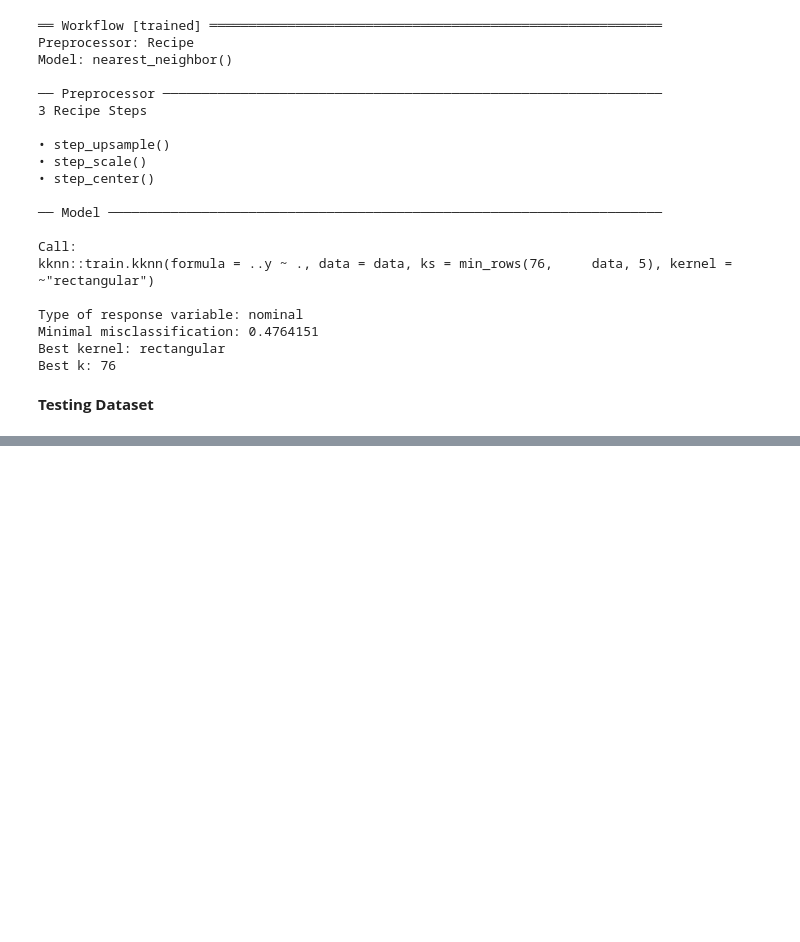
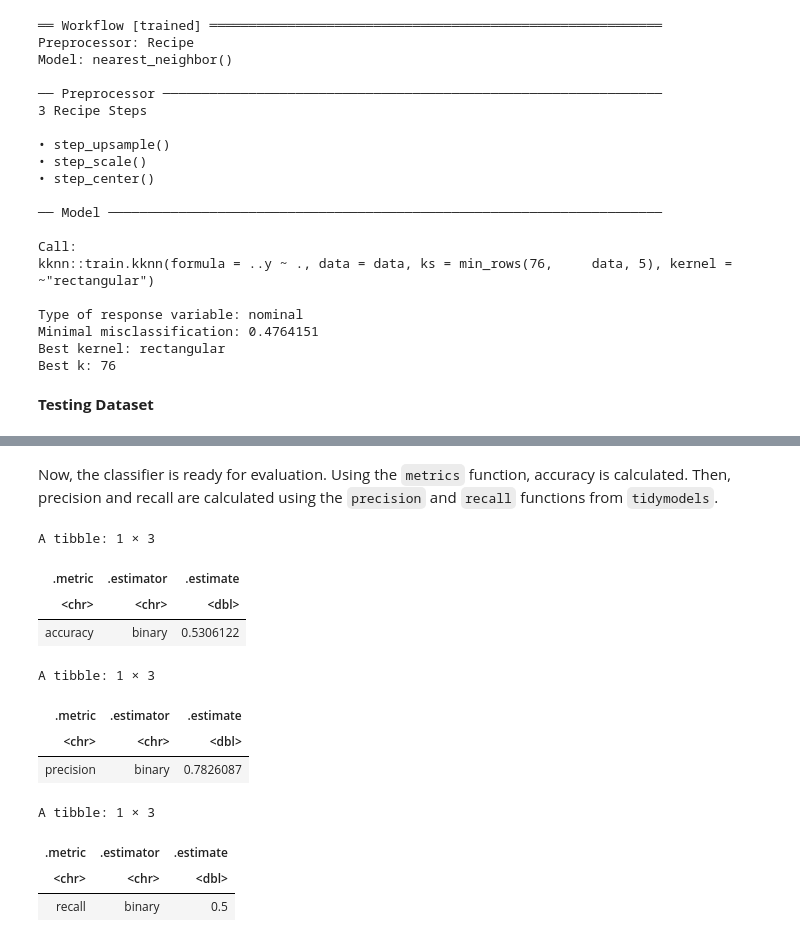
Before and after one commit to zzashleeyj/DSCI100-46-Group-Project, a Jupyter notebook: Final Project 46.ipynb, the cells around one changed output, grey strips where cells are left out. Saved outputs shown, nothing was run; the diff lists cells and outputs as text; code cells hidden in the pictures; blank space fills up the shorter version.

```diff
--- a/Final Project 46.ipynb
+++ b/Final Project 46.ipynb
@@ -411,0 +454,25 @@ Best k: 76
+# %% [markdown]
+Now, the classifier is ready for evaluation. Using the `metrics` function, accuracy is calculated. Then, precision and recall are calculated using the `precision` and `recall` functions from `tidymodels`.
+# %%
+subscribe_test_predictions |>
+  metrics(truth = subscribe, estimate = .pred_class) |>
+  filter(.metric == "accuracy")
+
+subscribe_test_predictions |>
+  precision(truth = subscribe, estimate = .pred_class, event_level = "second")
+
+subscribe_test_predictions |>
+  recall(truth = subscribe, estimate = .pred_class, event_level = "second")
+# %% [output]
+A tibble: 1 × 3
+| .metric | .estimator | .estimate |
+| <chr> | <chr> | <dbl> |
+| accuracy | binary | 0.5306122 |
+A tibble: 1 × 3
+| .metric | .estimator | .estimate |
+| <chr> | <chr> | <dbl> |
+| precision | binary | 0.7826087 |
+A tibble: 1 × 3
+| .metric | .estimator | .estimate |
+| <chr> | <chr> | <dbl> |
+| recall | binary | 0.5 |
```
Also changed, not shown: parts of 13 cells of this notebook.
